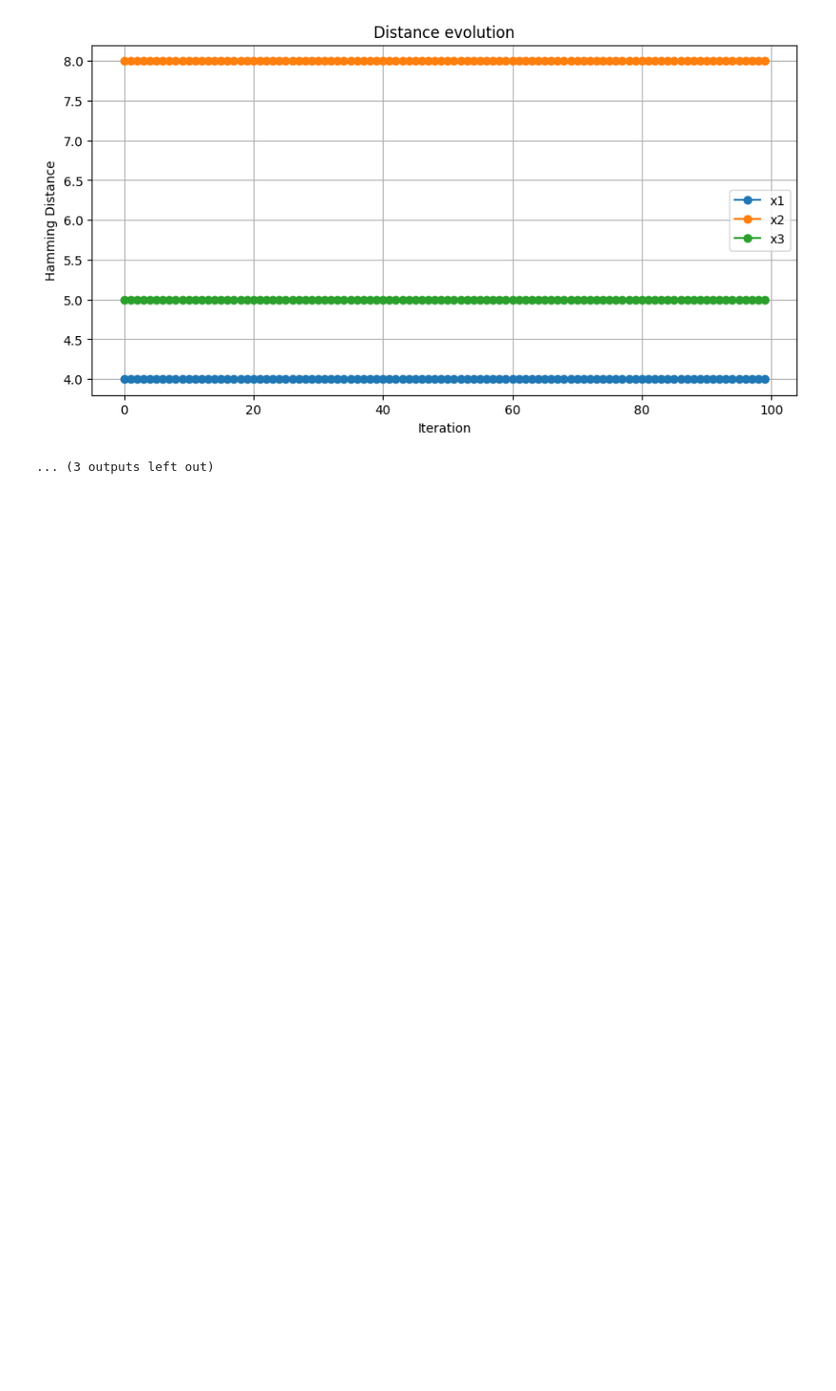
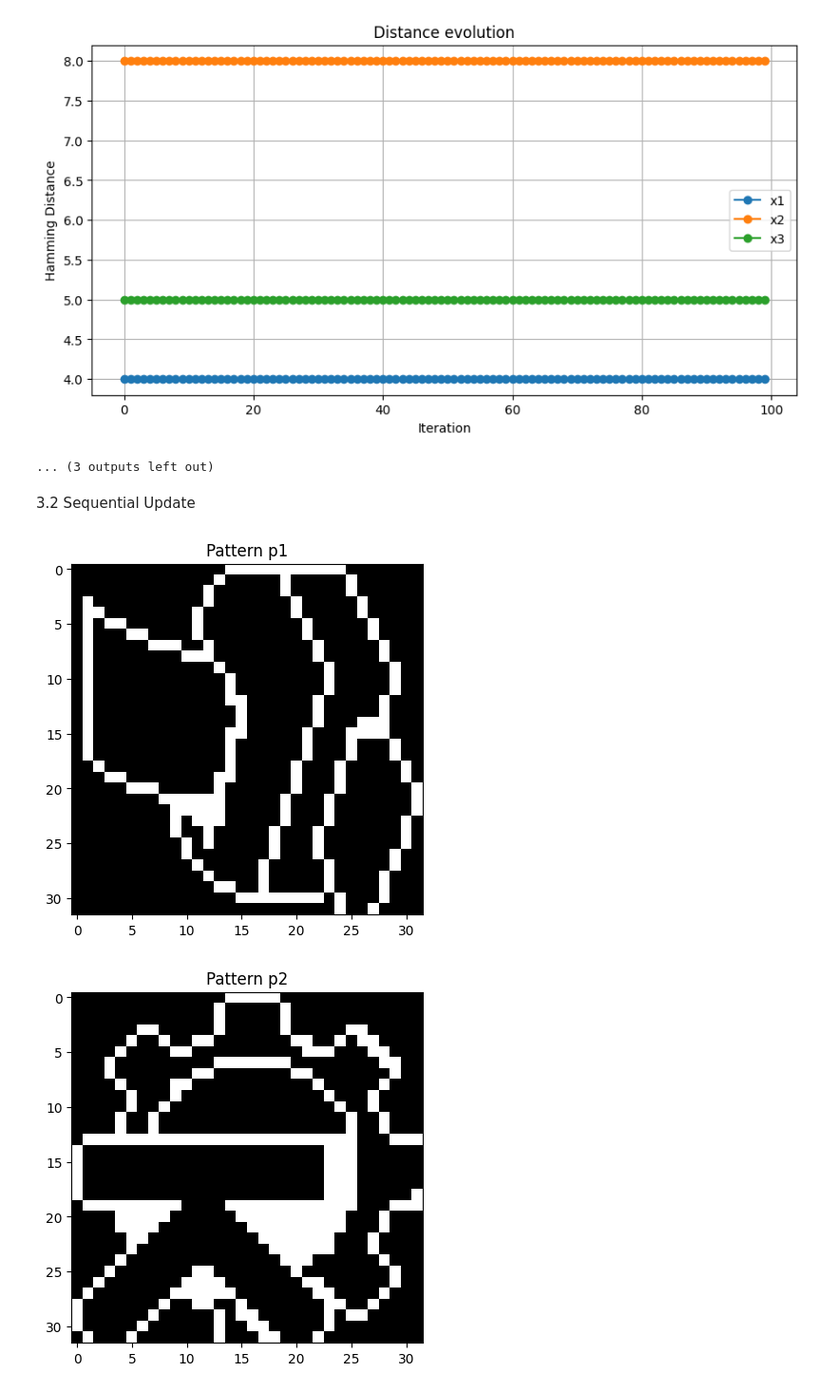
Before and after one commit to hanaeBM/Ann_Lab3, a Jupyter notebook: notebook_lab3.ipynb, the cells around one changed output. Shown at 95% size. Saved outputs shown, nothing was run; the diff lists cells and outputs as text; code cells hidden in the pictures; blank space fills up the shorter version.

```diff
--- a/notebook_lab3.ipynb
+++ b/notebook_lab3.ipynb
@@ -213,10 +217,10 @@ X_very_dissimilar = [x1_very_dist, x2_very_dist, x3_very_dist, x_random, x1_inve
 print("Converegence of very distorted patterns")
 
 for x in X_very_dissimilar:
-    new_x,iter=asyn_hop(W,x,100)
+    new_x,iter=sync_hop(W,x,100)
     print(new_x)
     print(f"Nb of iterations:{iter}")
-    plot_hamming_with_cycle_detection(W, x,X, max_iter=100)
+    plot_hamming(W, x,X, max_iter=100)
 
     if np.array_equal(new_x, x1):
         print("This is x1 (stored pattern)")
@@ -252,3 +256,30 @@ Spurious attractor (NOT stored)
 Nb of iterations:1
 [figure]
 ... (3 outputs left out)
+# %% [markdown]
+3.2 Sequential Update
+# %%
+import csv
+# read pict.dat
+with open("pict.dat", "r") as f:
+    ligne=f.readline().strip()
+    L=[int(x) for x in ligne.split(",")]
+
+# create all patterns
+Patterns={}
+for i in range(11):
+    Patterns[f"p{i+1}"]=(L[i*1024:(i+1)*1024])
+# %%
+# create image viz
+
+def img_show(k,v):
+    img=np.array(v).reshape((32,32))
+    plt.imshow(img,cmap='grey')
+    plt.title(f"Pattern {k}" )
+    plt.show()
+
+for k,v in Patterns.items():
+    img_show(k,v)
+# %% [output]
+[figure, added]
+[figure, added]
```
Also changed, not shown: parts of 9 cells of this notebook, 1 other file.
